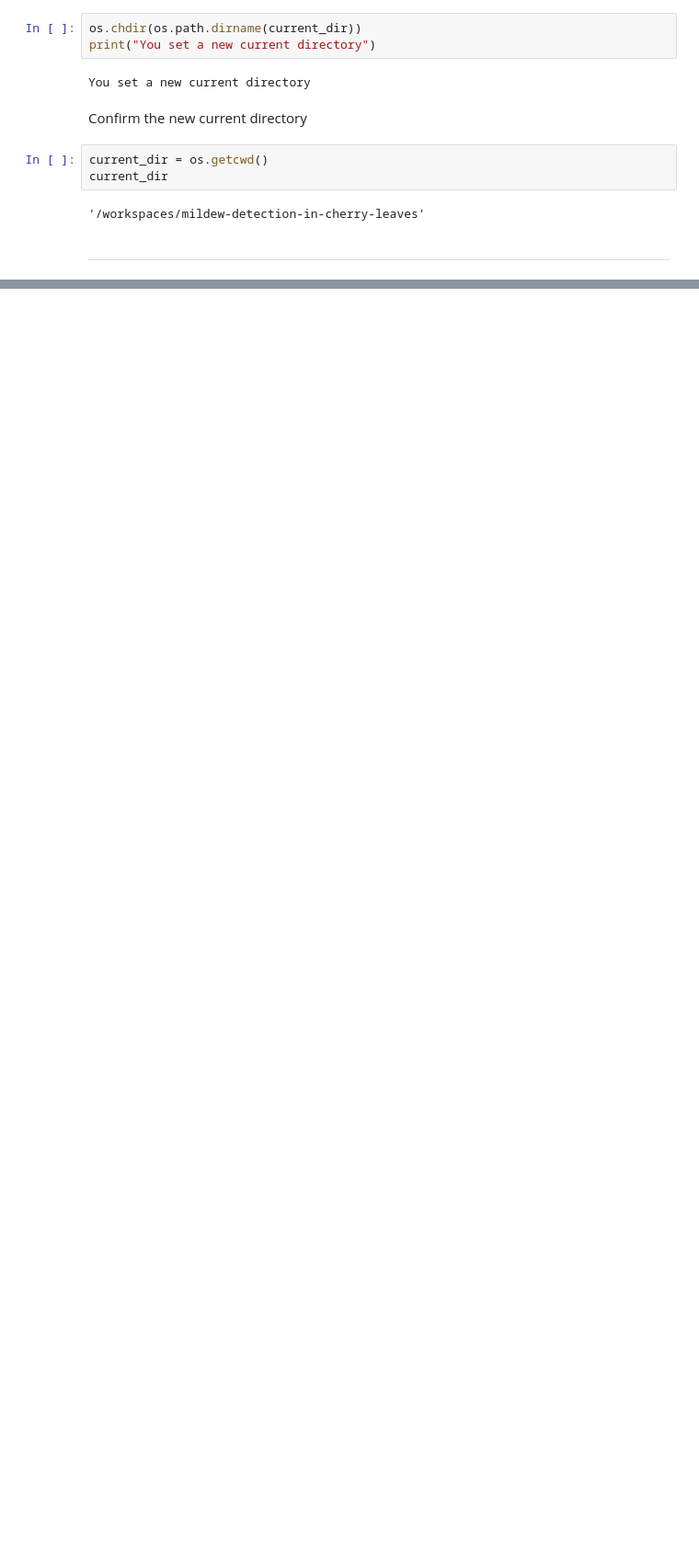
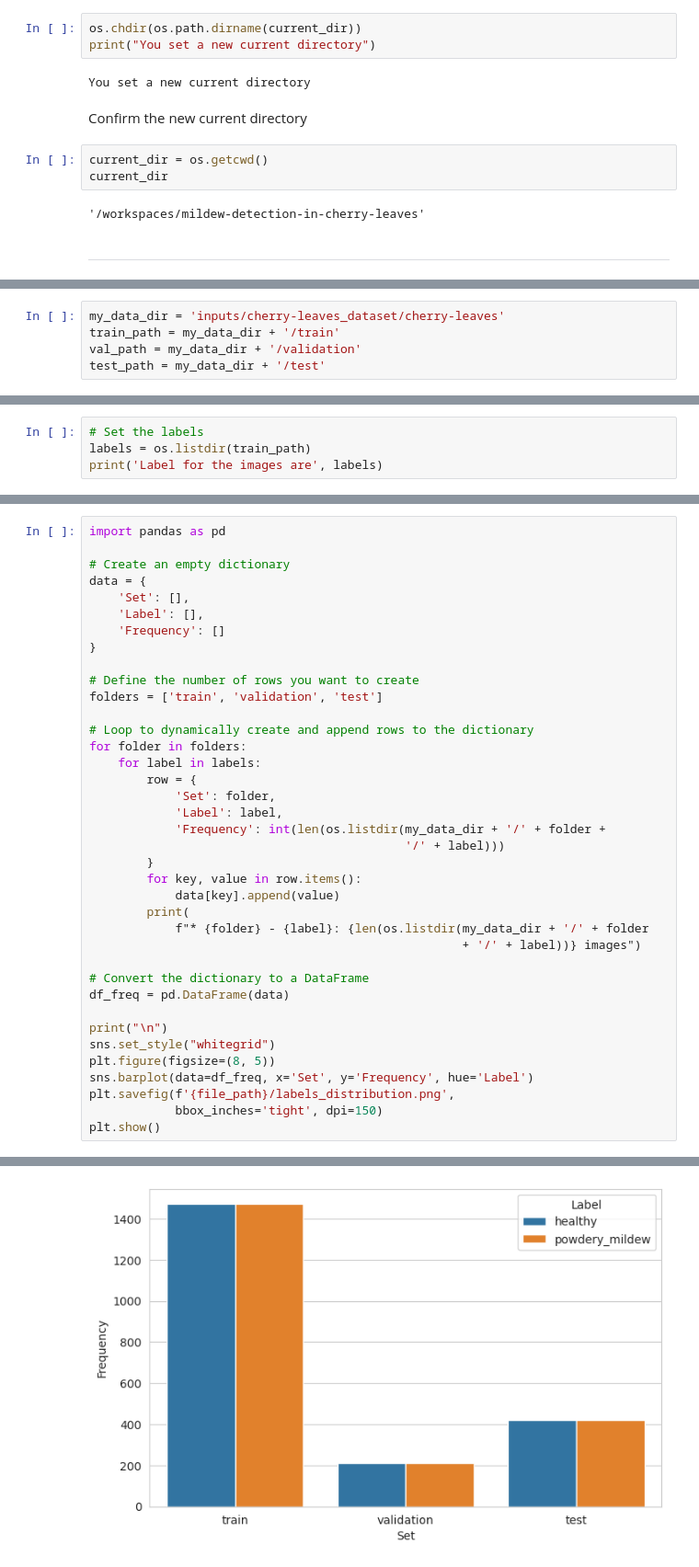
Before and after one commit to TafadzwaMangena/mildew-detection-in-cherry-leaves, a Jupyter notebook: jupyter_notebooks/03-ModellingAndEvaluation.ipynb, the cells around one changed output, grey strips where cells are left out. Shown at 92% size. Drawn from its saved outputs; the diff is of its cells as text; blank space fills up the shorter version.

Commit message:
Set up image distribution and image data augmentation

```diff
--- a/jupyter_notebooks/03-ModellingAndEvaluation.ipynb
+++ b/jupyter_notebooks/03-ModellingAndEvaluation.ipynb
@@ -83,0 +88,5 @@ current_dir
+# %%
+my_data_dir = 'inputs/cherry-leaves_dataset/cherry-leaves'
+train_path = my_data_dir + '/train'
+val_path = my_data_dir + '/validation'
+test_path = my_data_dir + '/test'
@@ -83,0 +108,4 @@ current_dir
+# %%
+# Set the labels
+labels = os.listdir(train_path)
+print('Label for the images are', labels)
@@ -83,0 +127,39 @@ current_dir
+# %%
+import pandas as pd
+
+# Create an empty dictionary
+data = {
+    'Set': [],
+    'Label': [],
+    'Frequency': []
+}
+
+# Define the number of rows you want to create
+folders = ['train', 'validation', 'test']
+
+# Loop to dynamically create and append rows to the dictionary
+for folder in folders:
+    for label in labels:
+        row = {
+            'Set': folder,
+            'Label': label,
+            'Frequency': int(len(os.listdir(my_data_dir + '/' + folder +
+                                            '/' + label)))
+        }
+        for key, value in row.items():
+            data[key].append(value)
+        print(
+            f"* {folder} - {label}: {len(os.listdir(my_data_dir + '/' + folder
+                                                    + '/' + label))} images")
+
+# Convert the dictionary to a DataFrame
+df_freq = pd.DataFrame(data)
+
+print("\n")
+sns.set_style("whitegrid")
+plt.figure(figsize=(8, 5))
+sns.barplot(data=df_freq, x='Set', y='Frequency', hue='Label')
+plt.savefig(f'{file_path}/labels_distribution.png',
+            bbox_inches='tight', dpi=150)
+plt.show()
+# %% [output]
@@ -83,0 +172 @@ current_dir
+[figure, added]
```
Also changed, not shown: parts of 32 cells of this notebook, 2 other files.
